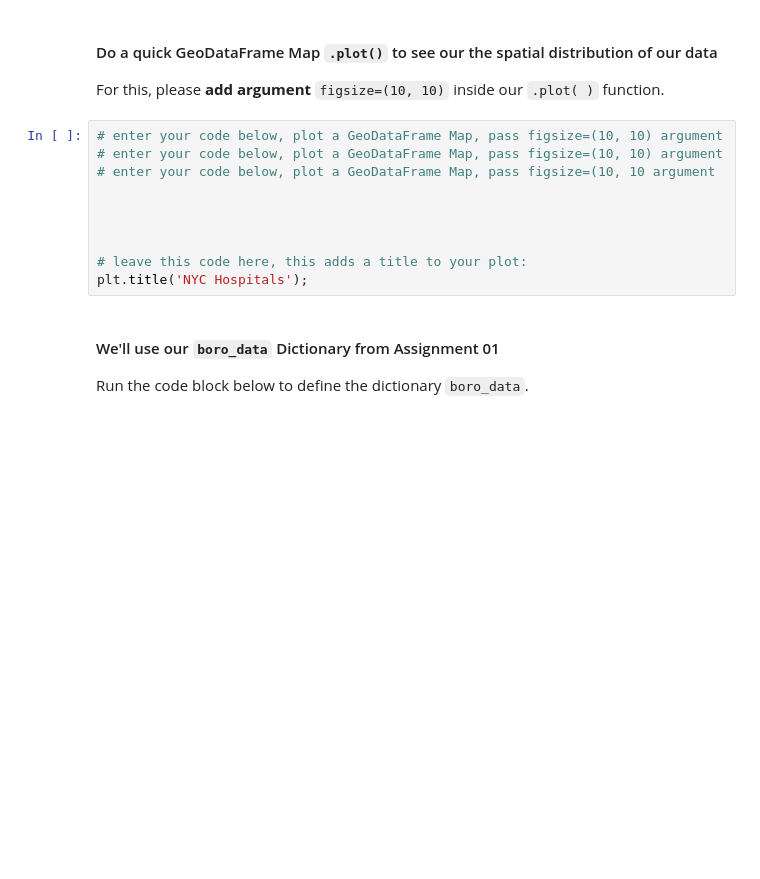
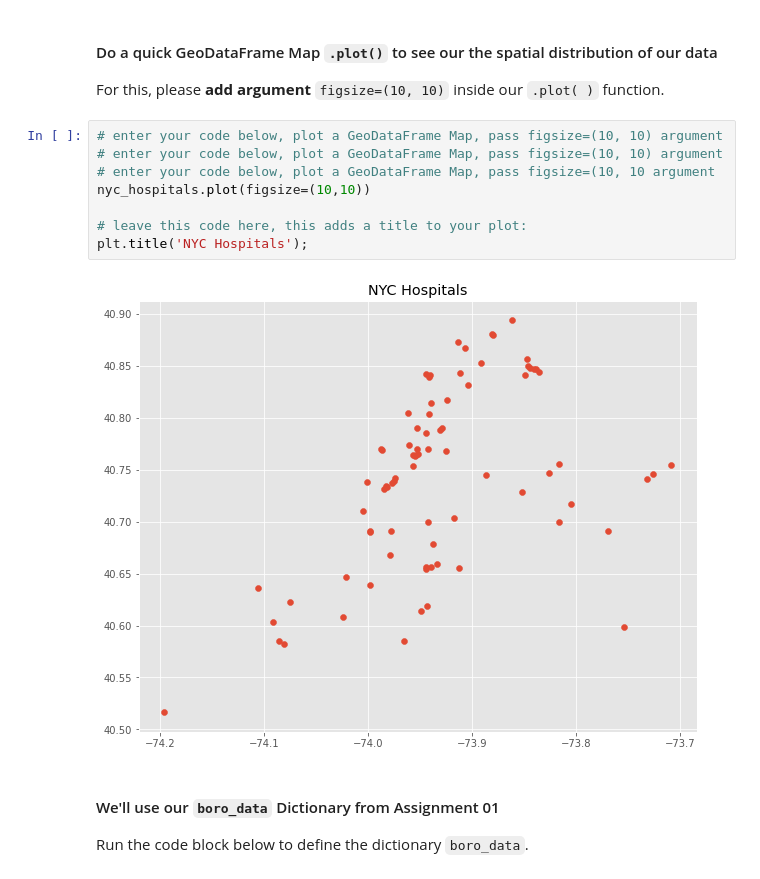
Before and after one commit to taikingm/pratt-savi-810-2020-03-assignment_02, a Jupyter notebook: assignment_02.ipynb, the cells around one changed output. Saved outputs shown, nothing was run; the diff lists cells and outputs as text; blank space fills up the shorter version.

```diff
--- a/assignment_02.ipynb
+++ b/assignment_02.ipynb
@@ -136,13 +144,13 @@ For this, please **add argument** `figsize=(10, 10)` inside our `.plot( )` funct
 # %%
 # enter your code below, plot a GeoDataFrame Map, pass figsize=(10, 10) argument
 # enter your code below, plot a GeoDataFrame Map, pass figsize=(10, 10) argument
 # enter your code below, plot a GeoDataFrame Map, pass figsize=(10, 10 argument
-
-
-
+nyc_hospitals.plot(figsize=(10,10))
 
 # leave this code here, this adds a title to your plot:
 plt.title('NYC Hospitals');
+# %% [output]
+[figure, added]
 # %% [markdown]
 #### We'll use our `boro_data` Dictionary from Assignment 01
 Run the code block below to define the dictionary `boro_data`.
```
Also changed, not shown: parts of 31 cells of this notebook, 1 other file.
